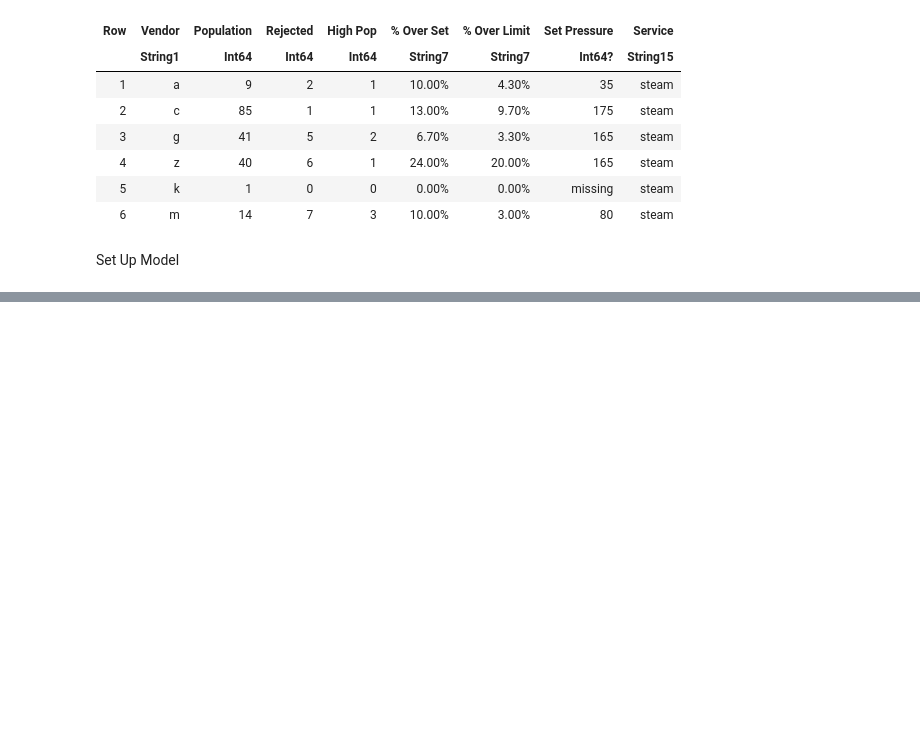
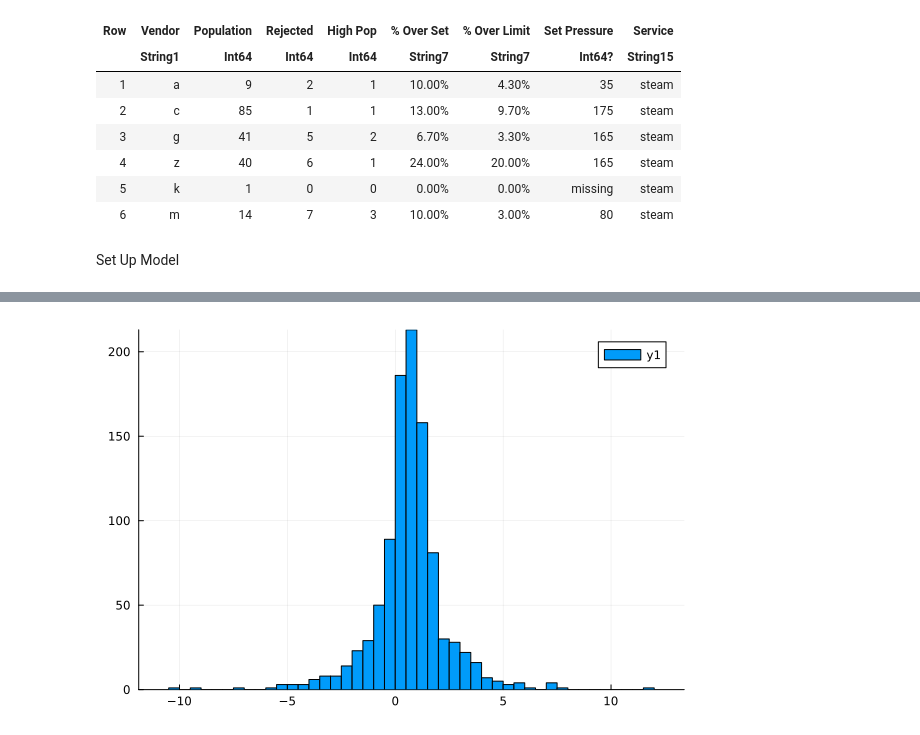
Before and after one commit to aniknia/ValveRejectionRates, a Jupyter notebook: Final Project.ipynb, the cells around one changed output, grey strips where cells are left out. Cells and saved outputs as stored; diff of their text form; code cells hidden in the pictures; blank space fills up the shorter version.

Commit message:
tested normal distribution in MCMC (successfully) with no data

```diff
--- a/Final Project.ipynb
+++ b/Final Project.ipynb
@@ -127,0 +147,2 @@ Binomial: the condition zero(p) <= p <= one(p) is not satisfied.
+# %%
+postDF = DataFrame(steam_posterior)
@@ -127,0 +170,4 @@ Binomial: the condition zero(p) <= p <= one(p) is not satisfied.
+# %%
+histogram(postDF[:, 5])
+# %% [output]
+[figure, added]
```
Also changed, not shown: parts of 3 cells of this notebook.
